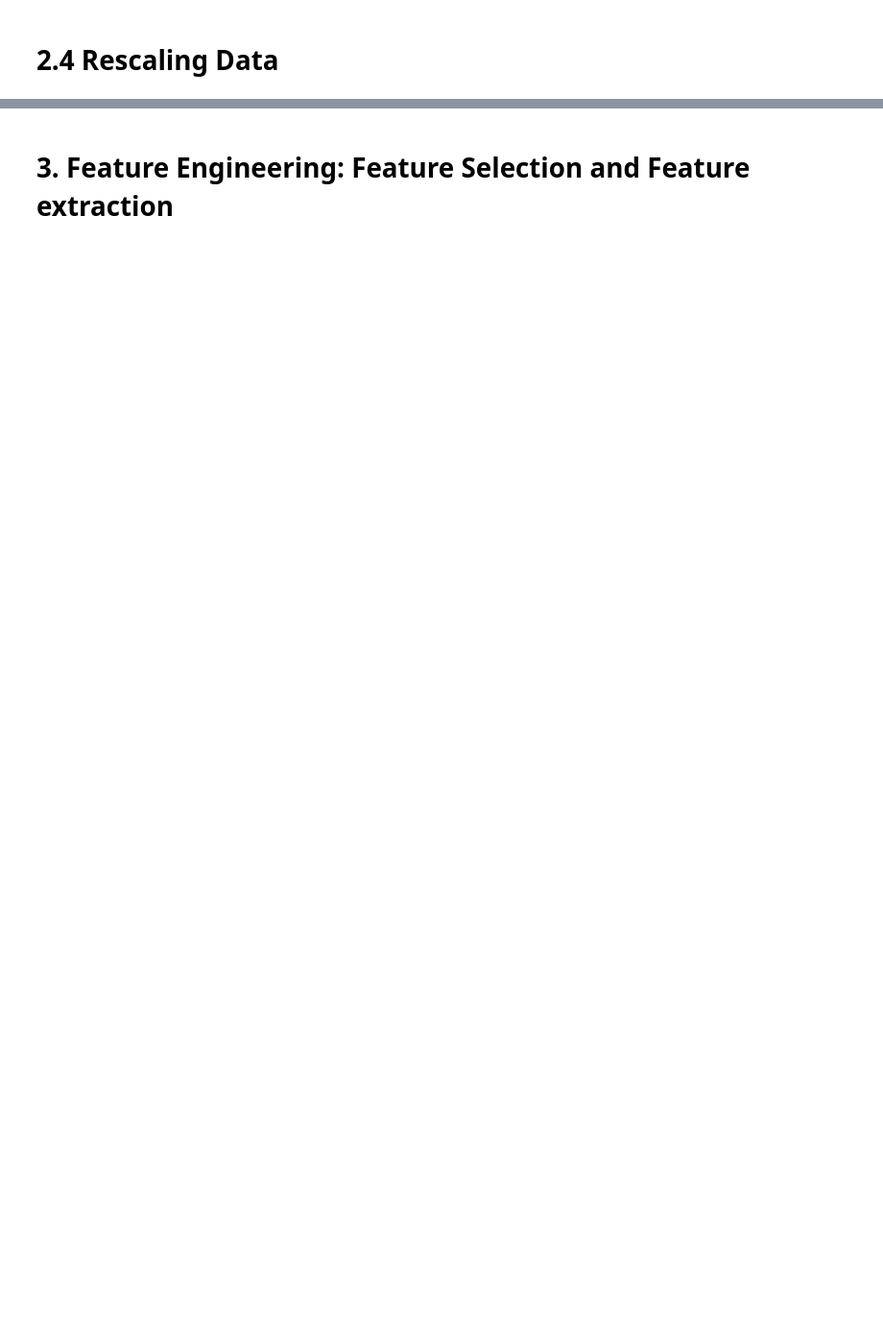
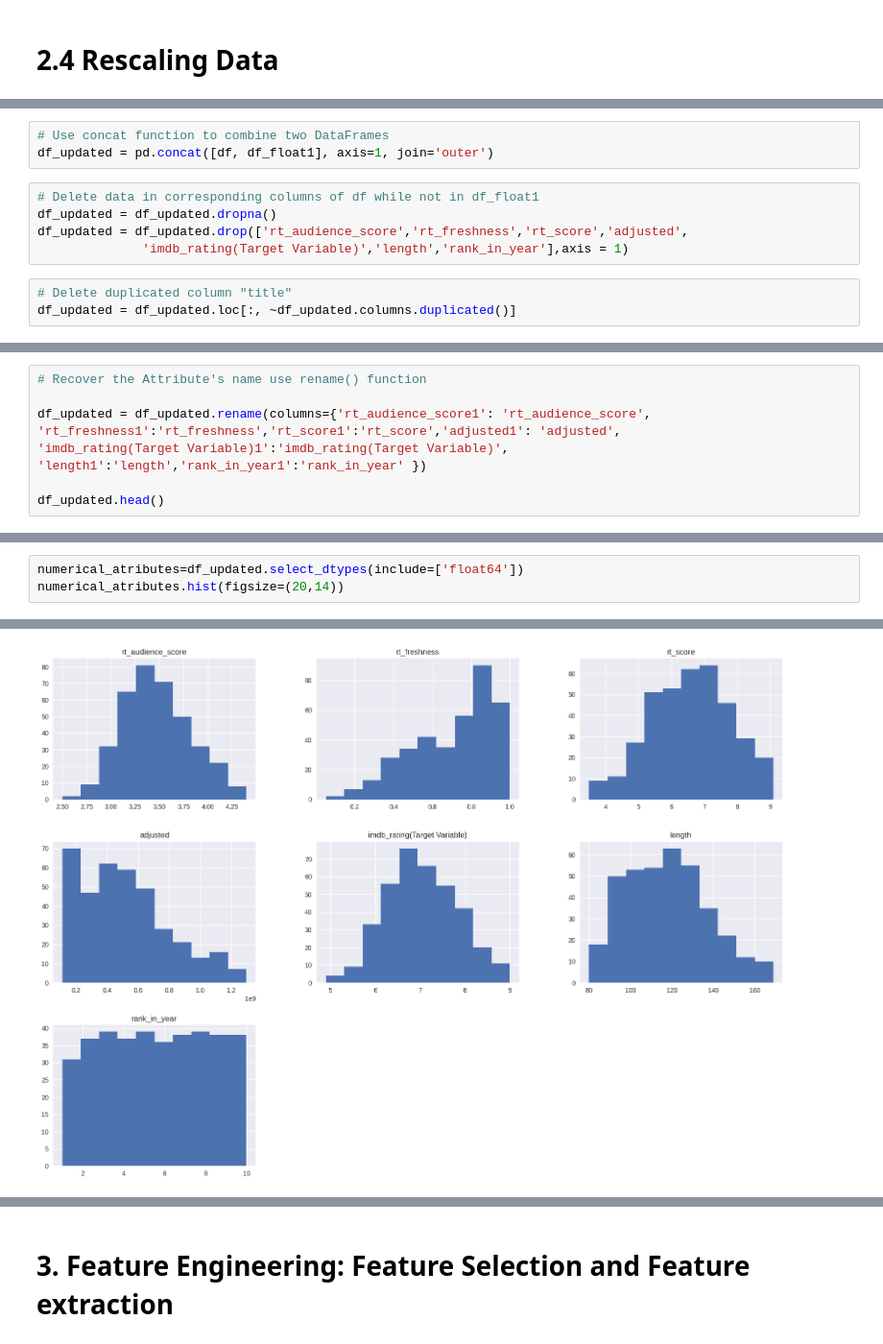
Before and after one commit to MissSylviaSHI/Explorer, a Jupyter notebook: Machine Learning/Moodle code/IMA1.ipynb, the cells around one changed output, grey strips where cells are left out. Shown: that part at 96% size. Cells and saved outputs as stored; diff of their text form; blank space fills up the shorter version.

```diff
--- a/Machine Learning/Moodle code/IMA1.ipynb
+++ b/Machine Learning/Moodle code/IMA1.ipynb
@@ -97,0 +722,11 @@ Genre_3
+# %%
+# Use concat function to combine two DataFrames
+df_updated = pd.concat([df, df_float1], axis=1, join='outer')
+# %%
+# Delete data in corresponding columns of df while not in df_float1
+df_updated = df_updated.dropna()
+df_updated = df_updated.drop(['rt_audience_score','rt_freshness','rt_score','adjusted',
+              'imdb_rating(Target Variable)','length','rank_in_year'],axis = 1)
+# %%
+# Delete duplicated column "title"
+df_updated = df_updated.loc[:, ~df_updated.columns.duplicated()]
@@ -97,0 +735,9 @@ Genre_3
+# %%
+# Recover the Attribute's name use rename() function
+
+df_updated = df_updated.rename(columns={'rt_audience_score1': 'rt_audience_score',
+'rt_freshness1':'rt_freshness','rt_score1':'rt_score','adjusted1': 'adjusted',
+'imdb_rating(Target Variable)1':'imdb_rating(Target Variable)',
+'length1':'length','rank_in_year1':'rank_in_year' })
+
+df_updated.head()
@@ -97,0 +780,4 @@ Genre_3
+# %%
+numerical_atributes=df_updated.select_dtypes(include=['float64'])
+numerical_atributes.hist(figsize=(20,14))
+# %% [output]
@@ -97,0 +792 @@ Genre_3
+[figure, added]
```
Also changed, not shown: parts of 99 cells of this notebook.
